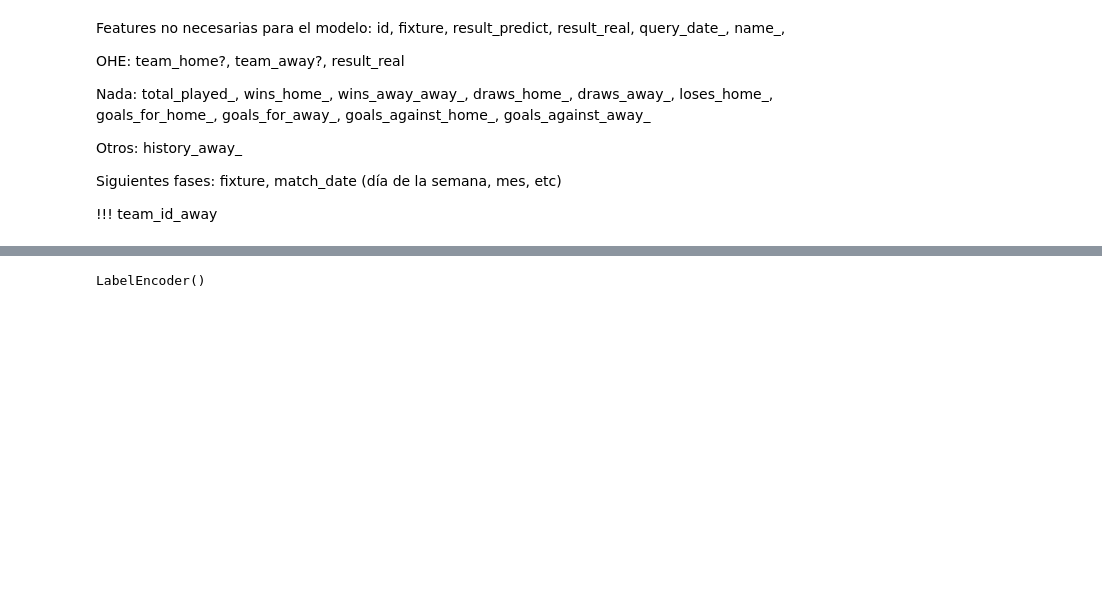
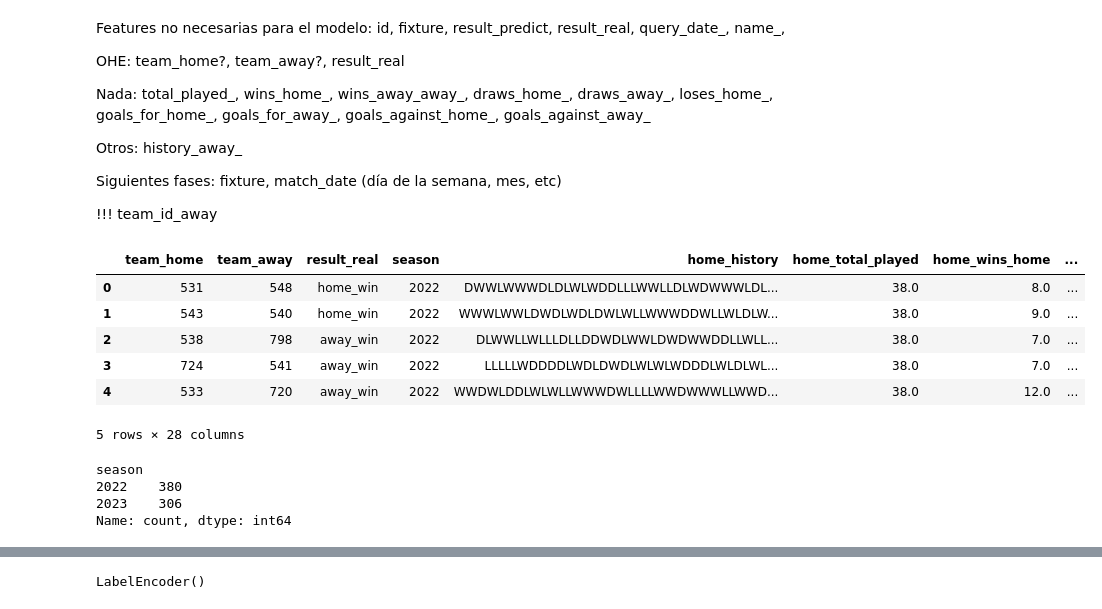
Before and after one commit to josmunpen/my-league-oracle, a Jupyter notebook: notebooks/train.ipynb, the cells around one changed output, grey strips where cells are left out. Drawn from its saved outputs; the diff is of its cells as text; code cells hidden in the pictures; blank space fills up the shorter version.

```diff
--- a/notebooks/train.ipynb
+++ b/notebooks/train.ipynb
@@ -50,11 +88,14 @@ years_to_train = [2022, 2023, 2024]
 # %%
-def get_year_fixtures(year):
+def get_year_fixtures(season):
     with SessionLocal() as session:
-        available_fixtures = pd.read_sql(f"""
+        available_fixtures = pd.read_sql(
+            f"""
                                 SELECT DISTINCT(fixture)
                                 FROM matches
-                                WHERE date_part('year', match_date)={year}
-                                """, con=session.bind)
+                                WHERE season={season}
+                                """,
+            con=session.bind,
+        )
 
     res = [value[0] for value in available_fixtures.values]
     return res
@@ -104,2 +169,7 @@ df
 # %%
-df = df[df["home_name"].notnull() & df["away_name"].notnull() & df["home_history"].notnull() & df["away_history"].notnull()]
+df = df[
+    df["home_name"].notnull()
+    & df["away_name"].notnull()
+    & df["home_history"].notnull()
+    & df["away_history"].notnull()
+]
@@ -149,11 +204,32 @@ df.drop(
         "away_query_date",
         "home_name",
         "away_name",
-        "match_date"
+        "match_date",
+        "away_season",
+        "season_index_home"
     ],
     axis=1,
     inplace=True,
 )
+# %%
+df.rename({"home_season":"season"}, axis=1, inplace=True)
+# %%
+df.head()
+# %% [output]
+|  | team_home | team_away | result_real | season | home_history | home_total_played | home_wins_home | ... |
+| 0 | 531 | 548 | home_win | 2022 | DWWLWWWDLDLWLWDDLLLWWLLDLWDWWWLDL... | 38.0 | 8.0 | ... |
+| 1 | 543 | 540 | home_win | 2022 | WWWLWWLDWDLWDLDWLWLLWWWDDWLLWLDLW... | 38.0 | 9.0 | ... |
+| 2 | 538 | 798 | away_win | 2022 | DLWWLLWLLLDLLDDWDLWWLDWDWWDDLLWLL... | 38.0 | 7.0 | ... |
+| 3 | 724 | 541 | away_win | 2022 | LLLLLWDDDDLWDLDWDLWLWLWDDDLWLDLWL... | 38.0 | 7.0 | ... |
+| 4 | 533 | 720 | away_win | 2022 | WWDWLDDLWLWLLWWWDWLLLLWWDWWWLLWWD... | 38.0 | 12.0 | ... |
+5 rows × 28 columns
+# %%
+df["season"].value_counts()
+# %% [output]
+season
+2022    380
+2023    306
+Name: count, dtype: int64
 # %%
 # One hot encoding
 # ohe_cols = ["team_home", "team_away", "result_real"]
```
Also changed, not shown: parts of 91 cells of this notebook, 25 other files.
